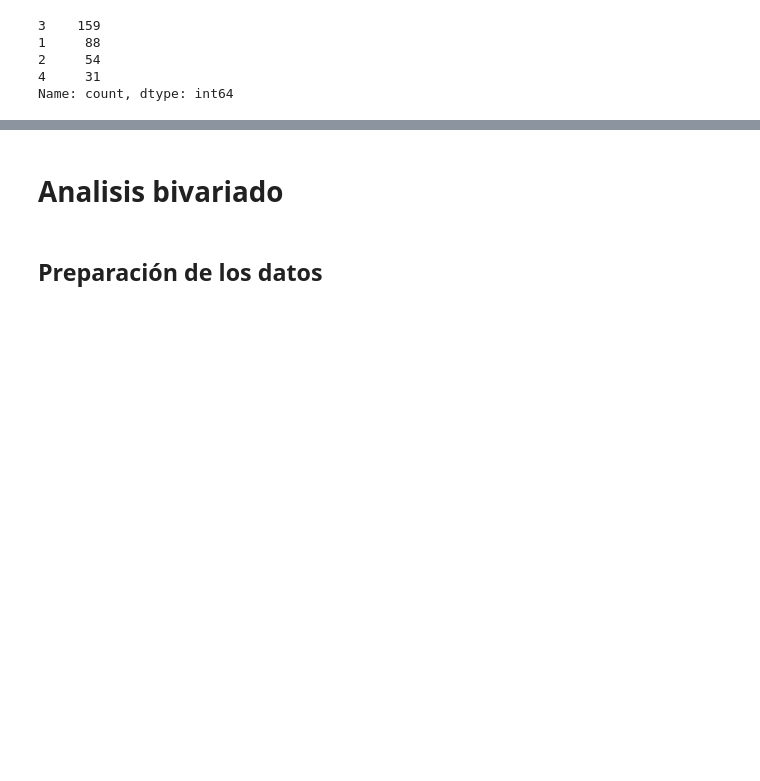
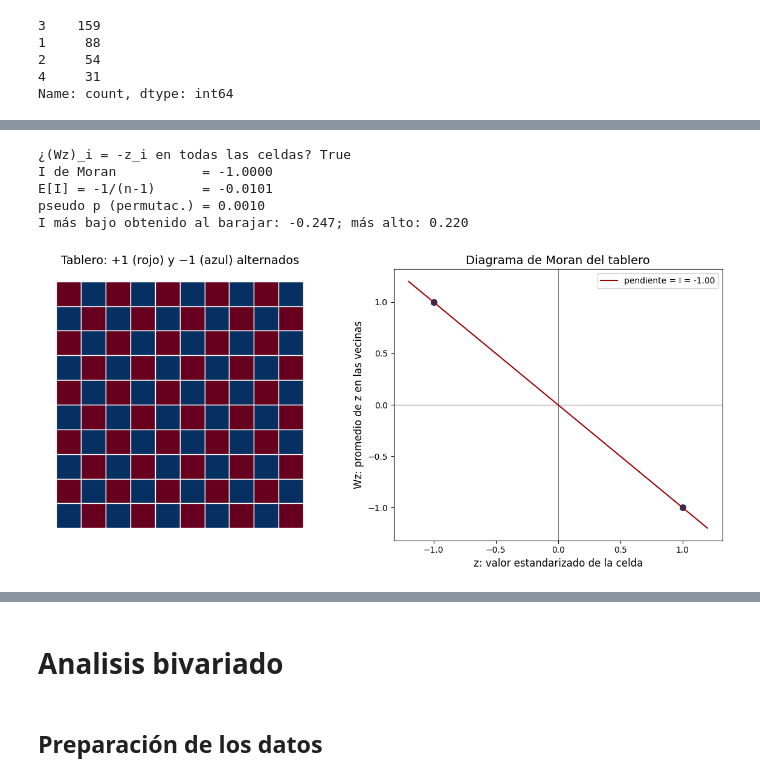
Before and after one commit to jdavidortega/Geographic_Data_Science_with_Python, a Jupyter notebook: Geospatial/autocorrelacion_espacial.ipynb, the cells around one changed output, grey strips where cells are left out. Cells and saved outputs as stored; diff of their text form; code cells hidden in the pictures; blank space fills up the shorter version.

```diff
--- a/Geospatial/autocorrelacion_espacial.ipynb
+++ b/Geospatial/autocorrelacion_espacial.ipynb
@@ -302,0 +336,52 @@ Name: count, dtype: int64
+# %%
+# Malla de 10 x 10 celdas cuadradas, numeradas fila por fila (el mismo orden que usa lat2W)
+n_lado = 10
+filas = [f for f in range(n_lado) for c in range(n_lado)]
+columnas = [c for f in range(n_lado) for c in range(n_lado)]
+celdas = [box(c, -f, c + 1, -f + 1) for f, c in zip(filas, columnas)]   # y negativa para que la fila 0 quede arriba
+tablero = gpd.GeoDataFrame({"fila": filas, "columna": columnas}, geometry=celdas)
+
+# Valor alternado: +1 si fila + columna es par, -1 si es impar
+tablero["ajedrez"] = np.where((tablero["fila"] + tablero["columna"]) % 2 == 0, 1.0, -1.0)
+
+# W de contigüidad de torre para la malla, estandarizada por filas (cada fila suma 1)
+w_torre = lat2W(n_lado, n_lado, rook=True)
+w_torre.transform = "R"
+
+# El rezago de cada celda es el negativo de su valor
+z_tab = tablero["ajedrez"].values - tablero["ajedrez"].values.mean()
+rezago_tab = lag_spatial(w_torre, z_tab)
+print("¿(Wz)_i = -z_i en todas las celdas?", np.allclose(rezago_tab, -z_tab))
+
+# Índice de Moran con 999 permutaciones
+moran_tablero = Moran(tablero["ajedrez"].values, w_torre, permutations=999)
+print(f"I de Moran           = {moran_tablero.I:.4f}")
+print(f"E[I] = -1/(n-1)      = {moran_tablero.EI:.4f}")
+print(f"pseudo p (permutac.) = {moran_tablero.p_sim:.4f}")
+print(f"I más bajo obtenido al barajar: {moran_tablero.sim.min():.3f}; más alto: {moran_tablero.sim.max():.3f}")
+# %% [output]
+¿(Wz)_i = -z_i en todas las celdas? True
+I de Moran           = -1.0000
+E[I] = -1/(n-1)      = -0.0101
+pseudo p (permutac.) = 0.0010
+I más bajo obtenido al barajar: -0.247; más alto: 0.220
+# %%
+# Mapa del tablero y diagrama de Moran (z frente a Wz)
+fig, axs = plt.subplots(1, 2, figsize=(12, 5.5))
+
+tablero.plot(column="ajedrez", cmap="RdBu_r", edgecolor="white", linewidth=1, ax=axs[0])
+axs[0].set_axis_off()
+axs[0].set_title("Tablero: +1 (rojo) y −1 (azul) alternados")
+
+axs[1].scatter(z_tab, rezago_tab, color="#1F3864", s=40)
+axs[1].axhline(0, color="grey", linewidth=0.8)
+axs[1].axvline(0, color="grey", linewidth=0.8)
+axs[1].plot([-1.2, 1.2], [1.2, -1.2], color="#9C0006", label=f"pendiente = I = {moran_tablero.I:.2f}")
+axs[1].set_xlabel("z: valor estandarizado de la celda")
+axs[1].set_ylabel("Wz: promedio de z en las vecinas")
+axs[1].set_title("Diagrama de Moran del tablero")
+axs[1].legend()
+plt.tight_layout()
+plt.show()
+# %% [output]
+[figure, added]
```
Also changed, not shown: parts of 20 cells of this notebook, 5 other files.
